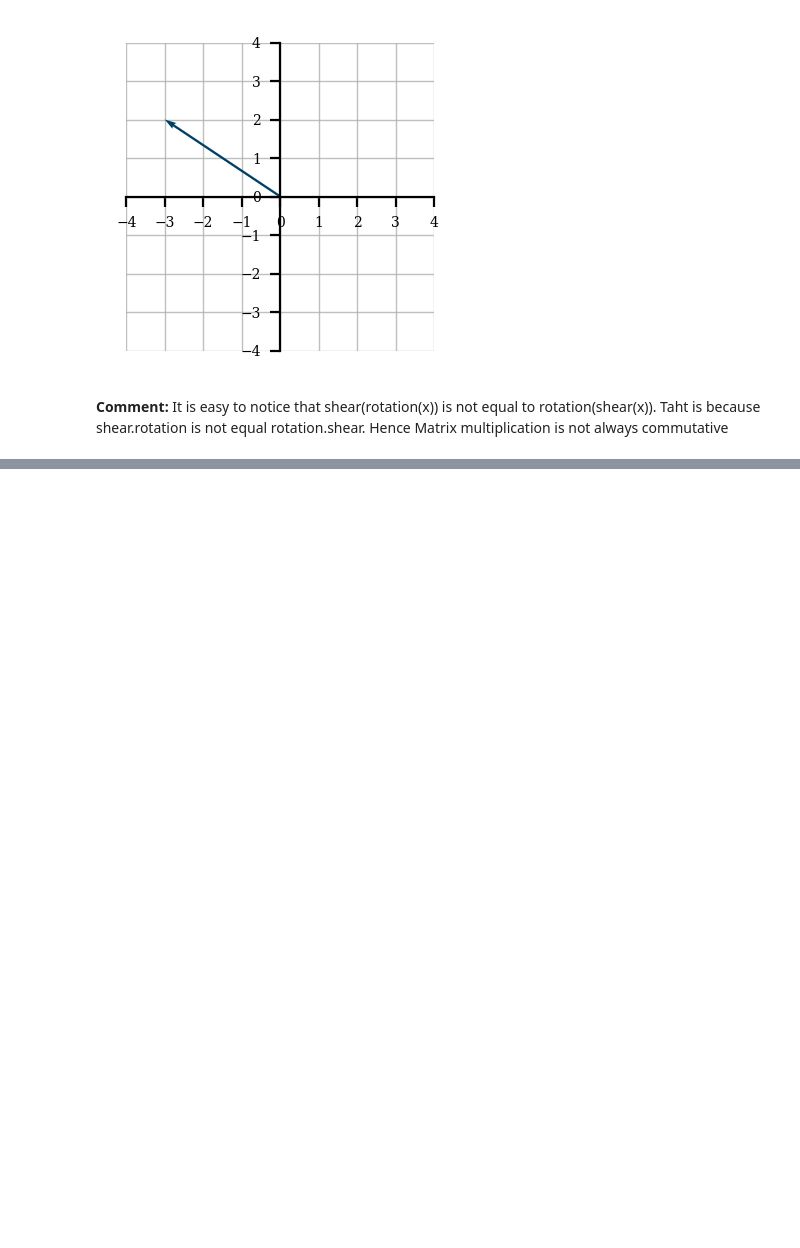
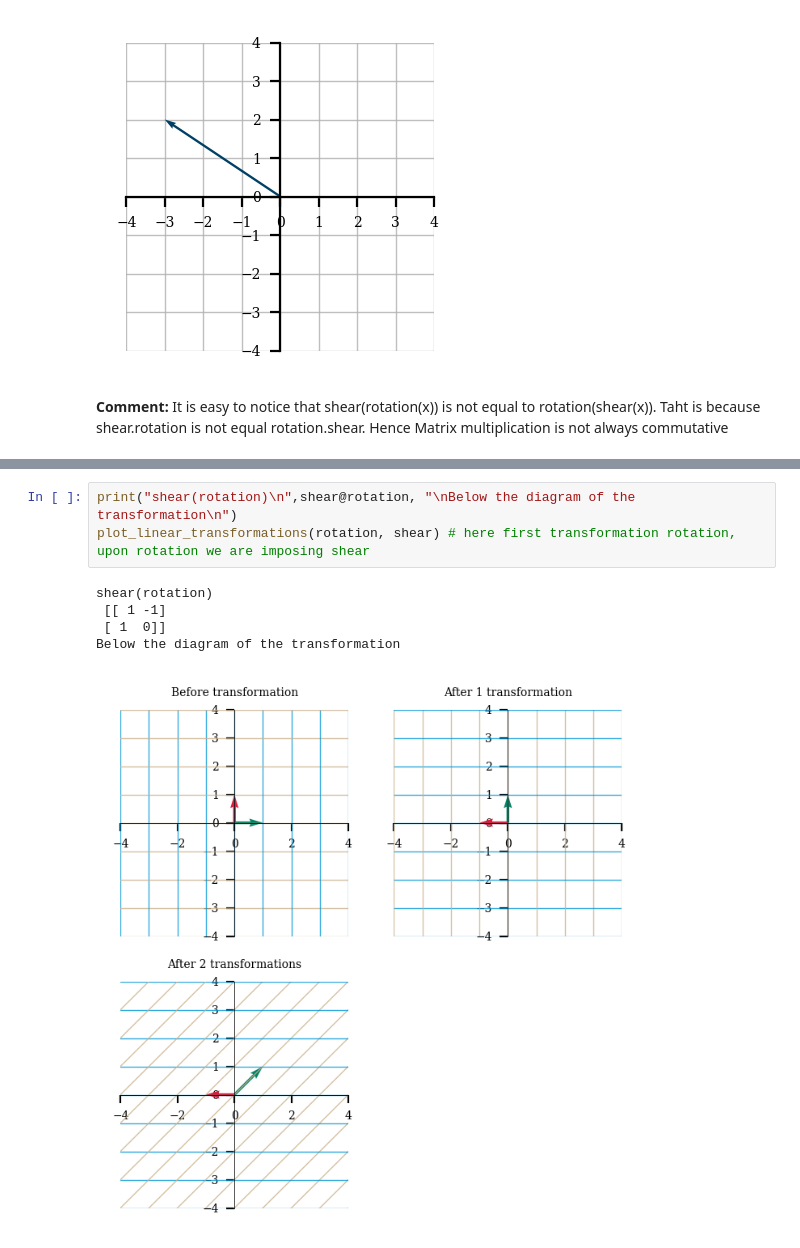
Before and after one commit to BmSatadru/LinearAlgebra_UsingPython, a Jupyter notebook: LinearAlgebra_Part1.ipynb, the cells around one changed output, grey strips where cells are left out. Cells and saved outputs as stored; diff of their text form; blank space fills up the shorter version.

```diff
--- a/LinearAlgebra_Part1.ipynb
+++ b/LinearAlgebra_Part1.ipynb
@@ -771,0 +783,9 @@ plot_linear_transformations(shear@rotation, rotation@shear)
+# %%
+print("shear(rotation)\n",shear@rotation, "\nBelow the diagram of the transformation\n")
+plot_linear_transformations(rotation, shear) # here first transformation rotation, upon rotation we are imposing shear
+# %% [output]
+shear(rotation)
+ [[ 1 -1]
+ [ 1  0]]
+Below the diagram of the transformation
+[figure, added]
```
Also changed, not shown: parts of 4 cells of this notebook.
